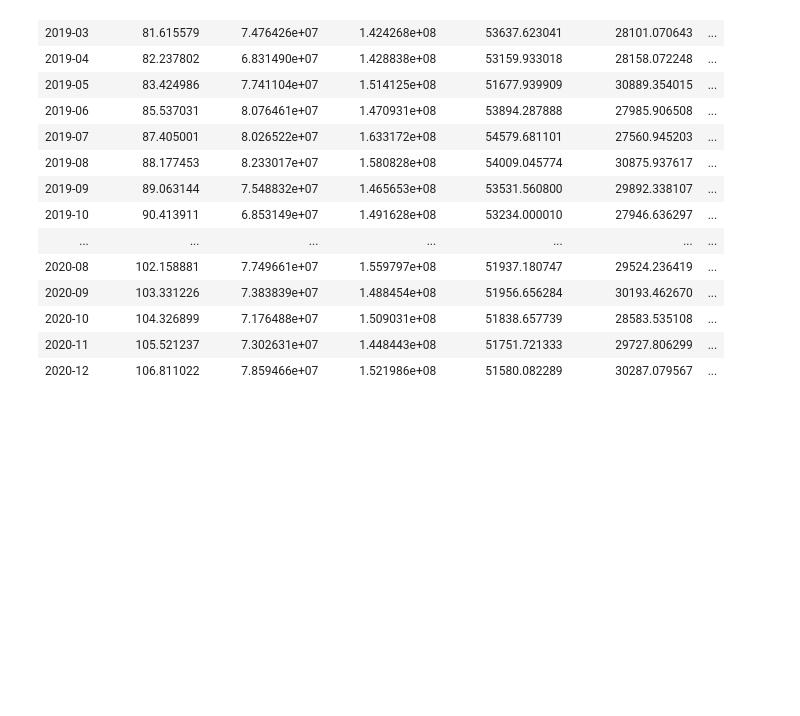
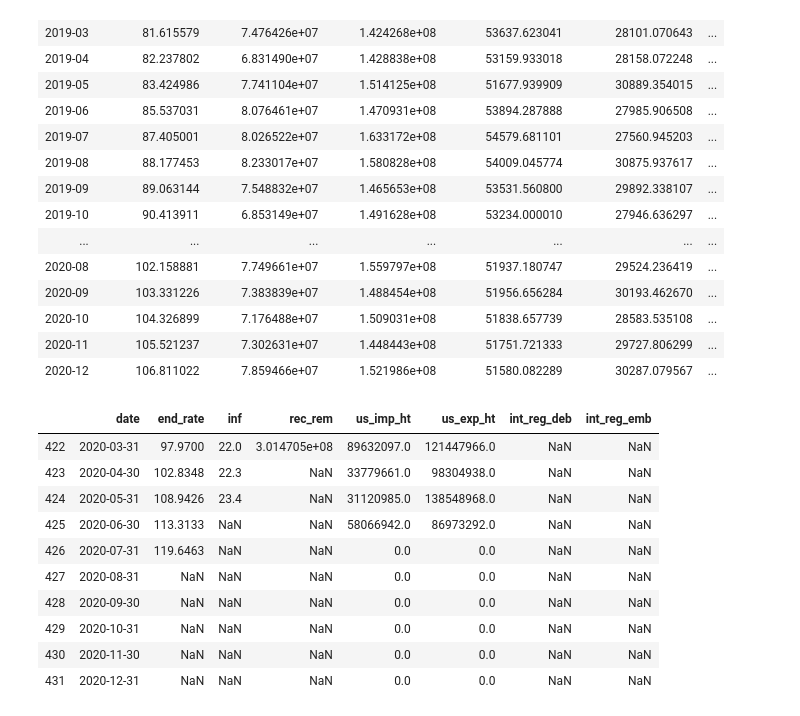
Before and after one commit to gregpinchy/creative-capstone-AA, a Jupyter notebook: time_series.ipynb, the cells around one changed output. Saved outputs shown, nothing was run; the diff lists cells and outputs as text; code cells hidden in the pictures; blank space fills up the shorter version.

```diff
--- a/time_series.ipynb
+++ b/time_series.ipynb
@@ -1639,3 +1639,17 @@ df_results_final
 | 2020-10 | 104.326899 | 7.176488e+07 | 1.509031e+08 | 51838.657739 | 28583.535108 | ... |
 | 2020-11 | 105.521237 | 7.302631e+07 | 1.448443e+08 | 51751.721333 | 29727.806299 | ... |
 | 2020-12 | 106.811022 | 7.859466e+07 | 1.521986e+08 | 51580.082289 | 30287.079567 | ... |
+# %%
+imex.tail(10)
+# %% [output]
+|  | date | end_rate | inf | rec_rem | us_imp_ht | us_exp_ht | int_reg_deb | int_reg_emb |
+| 422 | 2020-03-31 | 97.9700 | 22.0 | 3.014705e+08 | 89632097.0 | 121447966.0 | NaN | NaN |
+| 423 | 2020-04-30 | 102.8348 | 22.3 | NaN | 33779661.0 | 98304938.0 | NaN | NaN |
+| 424 | 2020-05-31 | 108.9426 | 23.4 | NaN | 31120985.0 | 138548968.0 | NaN | NaN |
+| 425 | 2020-06-30 | 113.3133 | NaN | NaN | 58066942.0 | 86973292.0 | NaN | NaN |
+| 426 | 2020-07-31 | 119.6463 | NaN | NaN | 0.0 | 0.0 | NaN | NaN |
+| 427 | 2020-08-31 | NaN | NaN | NaN | 0.0 | 0.0 | NaN | NaN |
+| 428 | 2020-09-30 | NaN | NaN | NaN | 0.0 | 0.0 | NaN | NaN |
+| 429 | 2020-10-31 | NaN | NaN | NaN | 0.0 | 0.0 | NaN | NaN |
+| 430 | 2020-11-30 | NaN | NaN | NaN | 0.0 | 0.0 | NaN | NaN |
+| 431 | 2020-12-31 | NaN | NaN | NaN | 0.0 | 0.0 | NaN | NaN |
```
Also changed, not shown: parts of 1 cell of this notebook.
